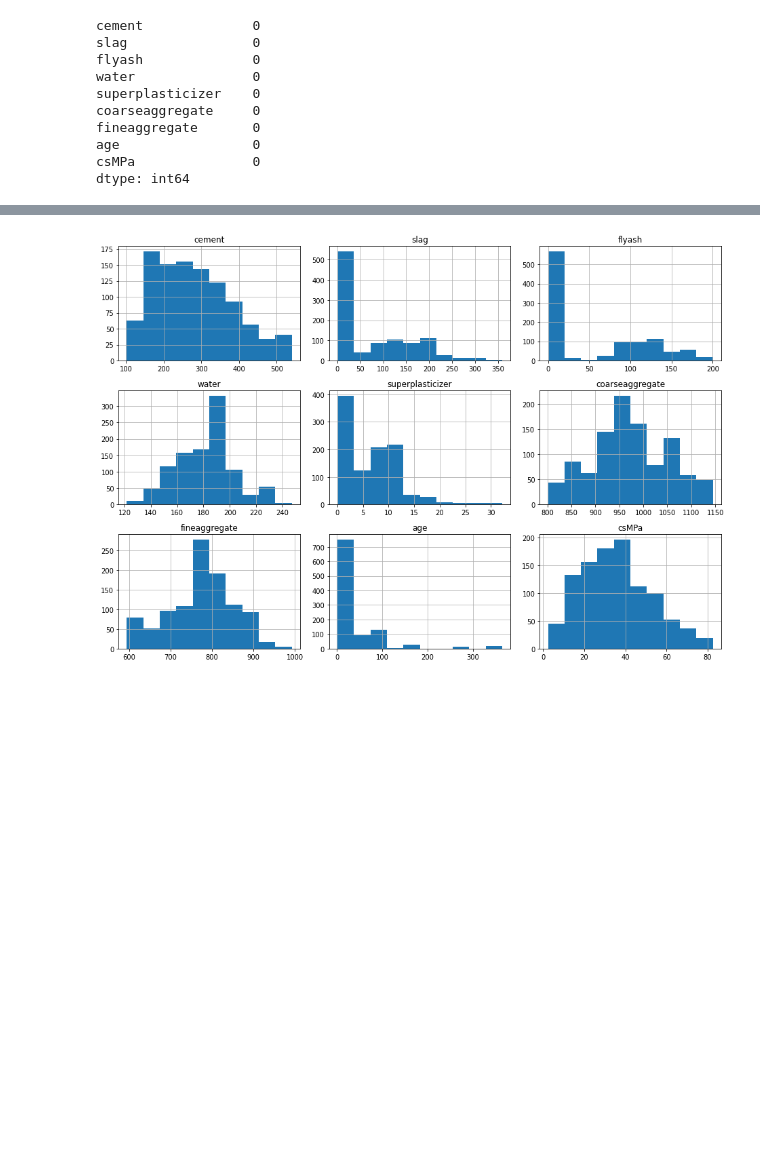
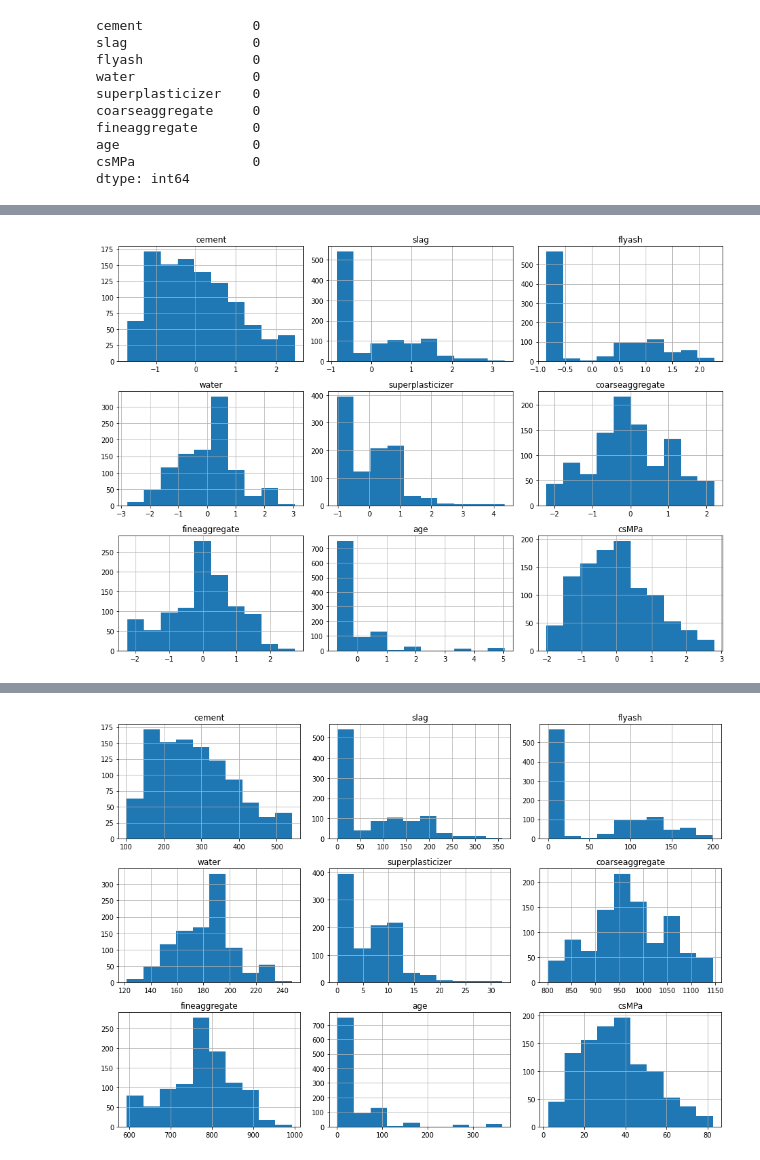
Before and after one commit to juankasv99/APC_Concrete_MPa, a Jupyter notebook: [APC]-LinearRegression-Prac1-JuanCarlosSoriano_JorgeGimenez.ipynb, the cells around one changed output, grey strips where cells are left out. Saved outputs shown, nothing was run; the diff lists cells and outputs as text; code cells hidden in the pictures; blank space fills up the shorter version.

```diff
--- a/[APC]-LinearRegression-Prac1-JuanCarlosSoriano_JorgeGimenez.ipynb
+++ b/[APC]-LinearRegression-Prac1-JuanCarlosSoriano_JorgeGimenez.ipynb
@@ -64,0 +111,13 @@ Sin embargo, observamos también que los datos siguen escalas distintas, por lo
+# %%
+fig, axs = plt.subplots(3, 3)
+varIdx = 0
+for x in range(3):
+    for y in range (3):
+        plt.sca(axs[x,y])
+        axs[x,y].set_title(stdDF.columns[varIdx])
+        stdDF[stdDF.columns[varIdx]].hist(figsize=(13,9))
+        varIdx+=1
+fig.tight_layout()
+plt.show();
+# %% [output]
+[figure, added]
```
Also changed, not shown: parts of 35 cells of this notebook, 1 other file.
